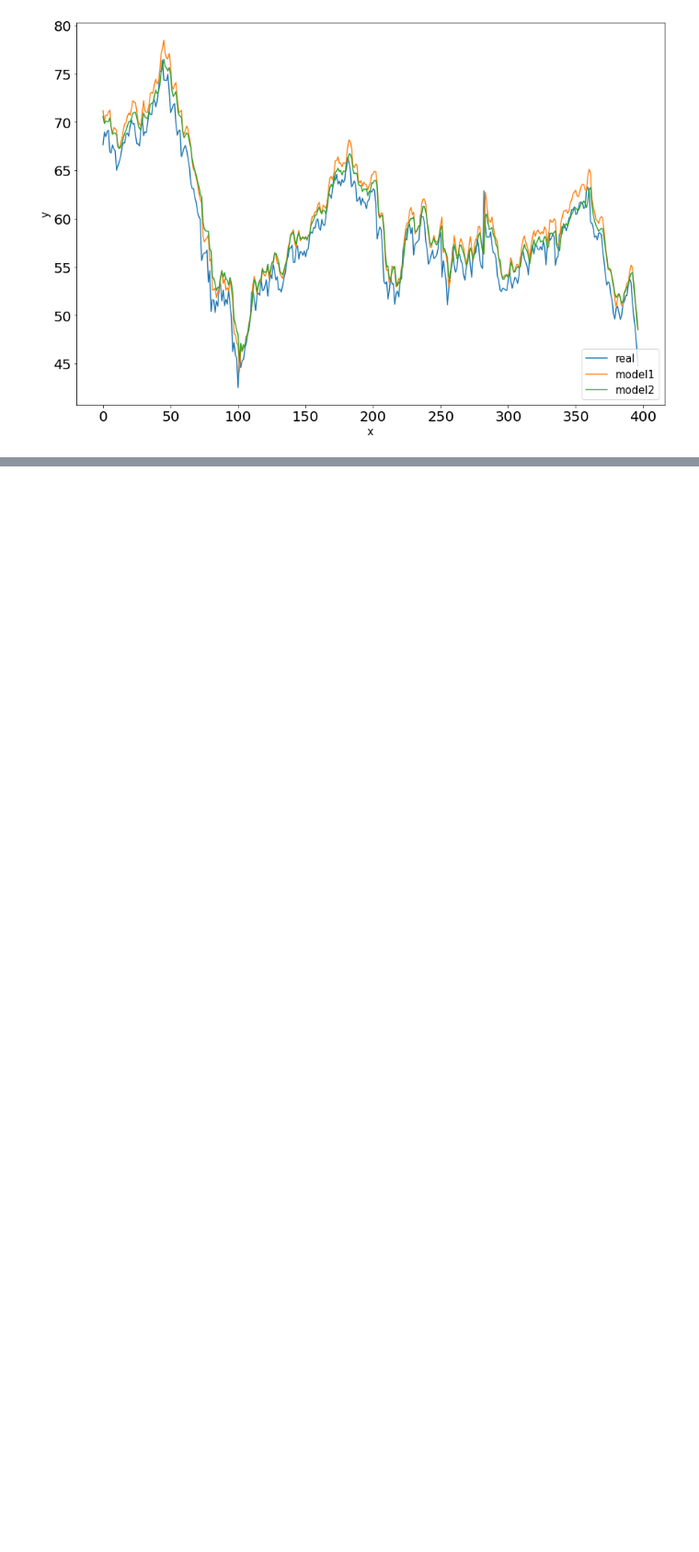
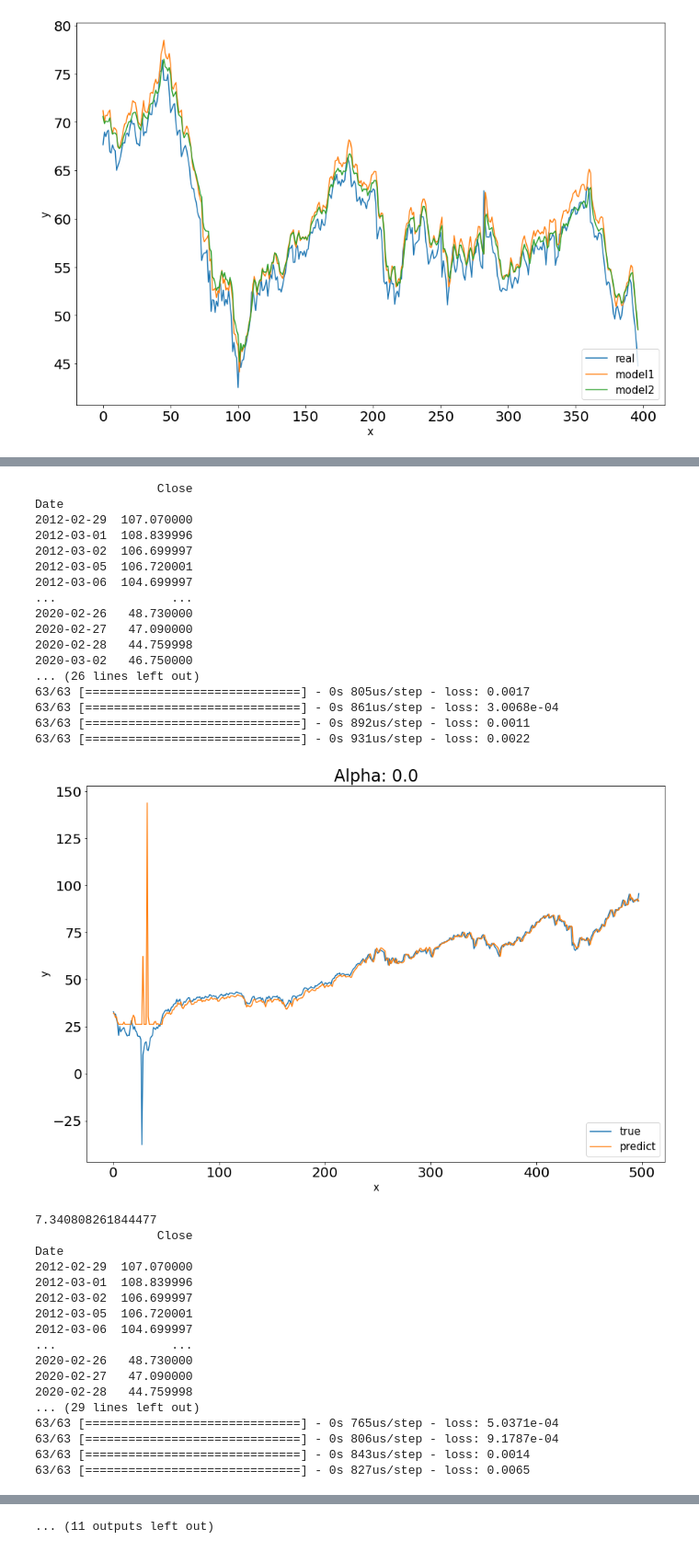
Before and after one commit to raymondcwh/stat4012model, a Jupyter notebook: WTI MLP YF.ipynb, the cells around one changed output, grey strips where cells are left out. Shown at 92% size. Saved outputs shown, nothing was run; the diff lists cells and outputs as text; code cells hidden in the pictures; blank space fills up the shorter version.

```diff
--- a/WTI MLP YF.ipynb
+++ b/WTI MLP YF.ipynb
@@ -519,11 +473,11 @@ modelPVC1.RMSE()
 # %%
-reluAlpha = []
+lreluAlphaModels = []
 dataPVC2 = DataProcessor()
-for i in np.arange(0,0.45,0.05):
-    modelPVC2 = MLP(dataPVC2.generate_train_test(oilVolCrncy.ffill(), 5, covid=False, norm=True), batchNorm=[1,2,3], alpha=i)
+for i in np.arange(0,0.55,0.05):
+    modelPVC2 = MLP(dataPVC2.generate_train_test(oilVolCrncy.ffill(), 5, norm=True), batchNorm=[1,2,3], alpha=i)
     modelPVC2.train()
-    modelPVC2.genGraph(l=dataPVC2.l, h=dataPVC2.h)
-    reluAlpha.append([i, modelPVC2.RMSE()])
+    modelPVC2.genGraph(l=dataPVC2.l, h=dataPVC2.h, title=f"Alpha: {i}")
+    reluAlpha.append([i, modelPVC2])
 # %% [output]
                  Close  DX-Y.NYB Close  CL=F Volume
 Date
@@ -662,0 +597,45 @@ graphTrainTestLoss(modelP2)
+# %%
+lreluPModels = []
+dataPlrelu = DataProcessor()
+for i in np.arange(0,0.55,0.05):
+    modelPlrelu = MLP(dataPlrelu.generate_train_test(oilPrice, 5, norm=True), batchNorm=[1,2,3], alpha=i)
+    modelPlrelu.train()
+    modelPlrelu.genGraph(l=dataPlrelu.l, h=dataPlrelu.h, title=f"Alpha: {i}")
+    print(modelPlrelu.RMSE())
+    lreluPModels.append([i, modelPlrelu])
+# %% [output]
+                 Close
+Date
+2012-02-29  107.070000
+2012-03-01  108.839996
+2012-03-02  106.699997
+2012-03-05  106.720001
+2012-03-06  104.699997
+...                ...
+2020-02-26   48.730000
+2020-02-27   47.090000
+2020-02-28   44.759998
+2020-03-02   46.750000
+... (26 lines left out)
+63/63 [==============================] - 0s 805us/step - loss: 0.0017
+63/63 [==============================] - 0s 861us/step - loss: 3.0068e-04
+63/63 [==============================] - 0s 892us/step - loss: 0.0011
+63/63 [==============================] - 0s 931us/step - loss: 0.0022
+[figure, added]
+7.340808261844477
+                 Close
+Date
+2012-02-29  107.070000
+2012-03-01  108.839996
+2012-03-02  106.699997
+2012-03-05  106.720001
+2012-03-06  104.699997
+...                ...
+2020-02-26   48.730000
+2020-02-27   47.090000
+2020-02-28   44.759998
+... (29 lines left out)
+63/63 [==============================] - 0s 765us/step - loss: 5.0371e-04
+63/63 [==============================] - 0s 806us/step - loss: 9.1787e-04
+63/63 [==============================] - 0s 843us/step - loss: 0.0014
+63/63 [==============================] - 0s 827us/step - loss: 0.0065
@@ -662,0 +715 @@ graphTrainTestLoss(modelP2)
+... (11 outputs left out)
```
Also changed, not shown: parts of 39 cells of this notebook.
